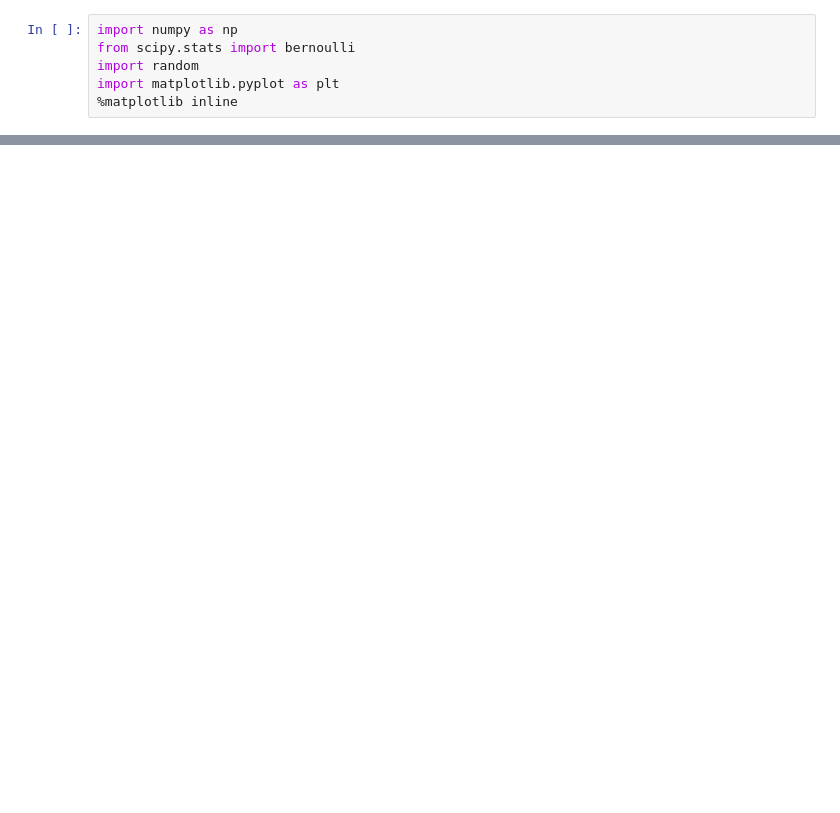
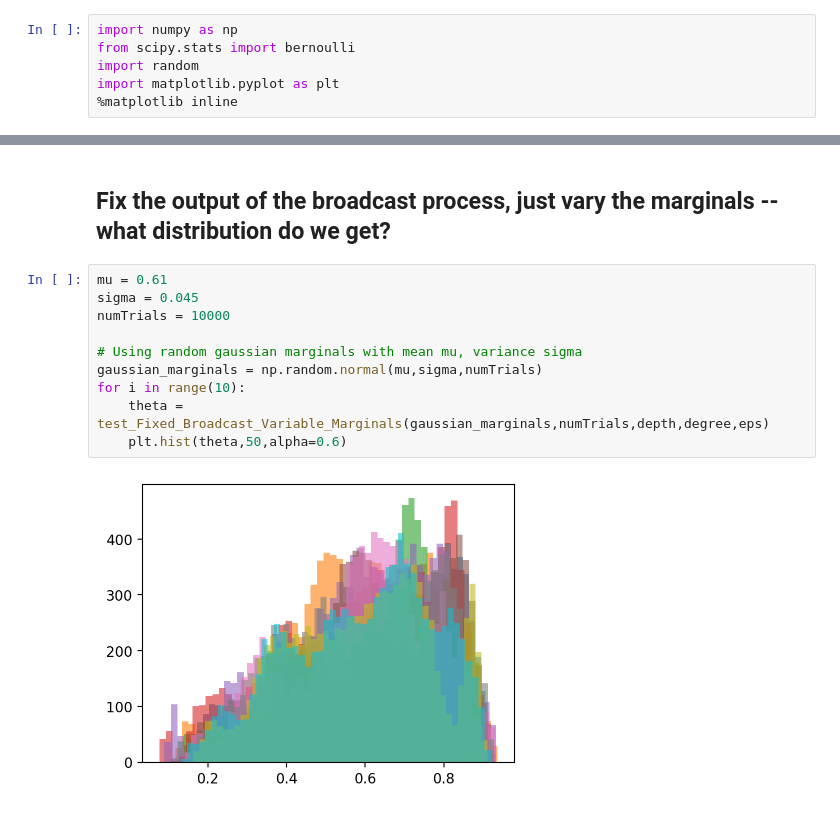
Before and after one commit to samhopkins/posterior-sdp, a Jupyter notebook: hacky-broadcast.ipynb, the cells around one changed output, grey strips where cells are left out. Cells and saved outputs as stored; diff of their text form; blank space fills up the shorter version.

```diff
--- a/hacky-broadcast.ipynb
+++ b/hacky-broadcast.ipynb
@@ -180,0 +217,14 @@ Output Variance with Fixed Marginals: 0.17980127639663343
+# %% [markdown]
+## Fix the output of the broadcast process, just vary the marginals -- what distribution do we get?
+# %%
+mu = 0.61
+sigma = 0.045
+numTrials = 10000
+
+# Using random gaussian marginals with mean mu, variance sigma
+gaussian_marginals = np.random.normal(mu,sigma,numTrials)
+for i in range(10):
+    theta = test_Fixed_Broadcast_Variable_Marginals(gaussian_marginals,numTrials,depth,degree,eps)
+    plt.hist(theta,50,alpha=0.6)
+# %% [output]
+[figure, added]
```
Also changed, not shown: parts of 6 cells of this notebook.
